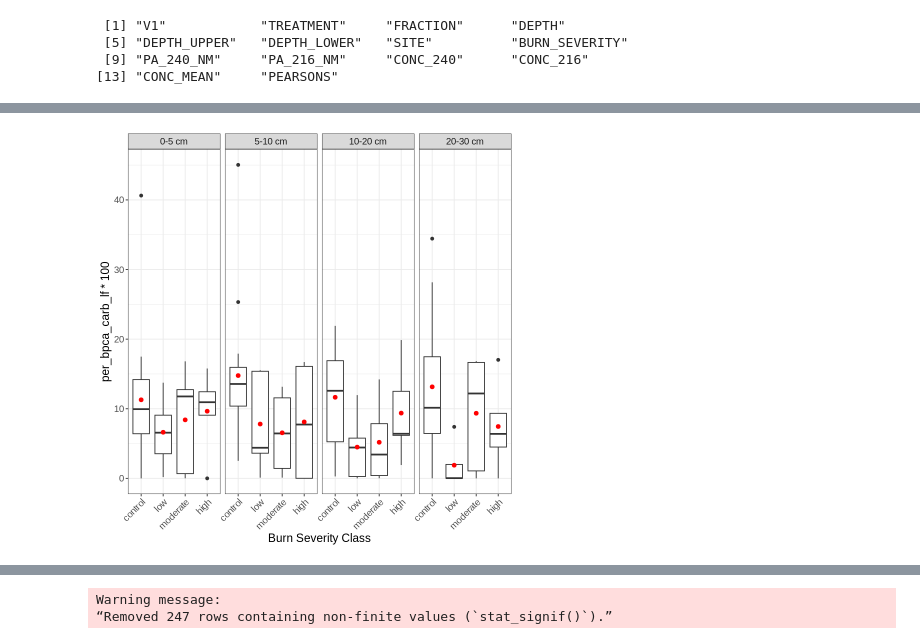
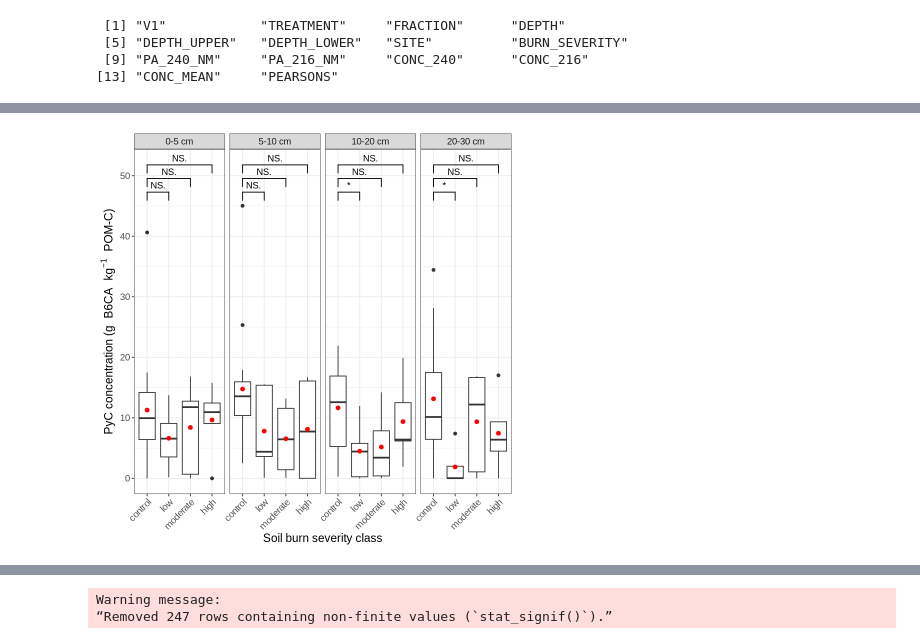
Before and after one commit to hayleypc/BPCA_HFF, a Jupyter notebook: BPCA_analysis_plotting.ipynb, the cells around one changed output, grey strips where cells are left out. Saved outputs shown, nothing was run; the diff lists cells and outputs as text; code cells hidden in the pictures.

```diff
--- a/BPCA_analysis_plotting.ipynb
+++ b/BPCA_analysis_plotting.ipynb
@@ -599,16 +564,20 @@ Warning message:
 # %%
-means_data <- analysis_full_bpca_exp_dt[ ,
-                          .(meanmg_ml_bpca = mean(per_bpca_carb_lf, na.rm = TRUE)*100),
-                          by = .(BURN_SEVERITY, DEPTH)]
+means_data <- analysis_full_bpca_exp_dt[,
+                      .(meanmg_ml_bpca = mean(per_bpca_carb_lf, na.rm = TRUE) * 100),
+                      by = .(BURN_SEVERITY, DEPTH)]
 
 analysis_full_bpca_exp_dt %>%
-ggplot(  aes(x = BURN_SEVERITY, y = per_bpca_carb_lf*100)) +
+  ggplot(aes(x = BURN_SEVERITY, y = per_bpca_carb_lf * 100)) +
   geom_boxplot() +
   geom_point(data = means_data, aes(y = meanmg_ml_bpca), color = "red", size = 2) +
   facet_grid(. ~ DEPTH) +
- # ylab('Percent B6CA in POM') +
-  xlab('Burn Severity Class') +
-  theme_bw()+
+  ylab(bquote('PyC concentration ('*g~ 'B6CA'~kg^-1~'POM-C'*')'))+
+  xlab('Soil burn severity class') +
+  geom_signif(aes(),
+              comparisons = list(c(1, 2), c(1, 3), c(1, 4)),
+              map_signif_level = TRUE,
+              step_increase = 0.05) +
+  theme_bw() +
   theme(axis.text.x = element_text(angle = 45, hjust = 1), text = element_text(size = 14))
 # %% [output]
 Warning message:
@@ -616,4 +587,4 @@ Warning message:
-[figure, old version]
+[figure, new version]
 # %%
 means_data <- analysis_full_bpca_exp_dt[ ,
                           .(C_PERC = mean(C_PERC, na.rm = TRUE)),
```
Also changed, not shown: parts of 12 cells of this notebook.
